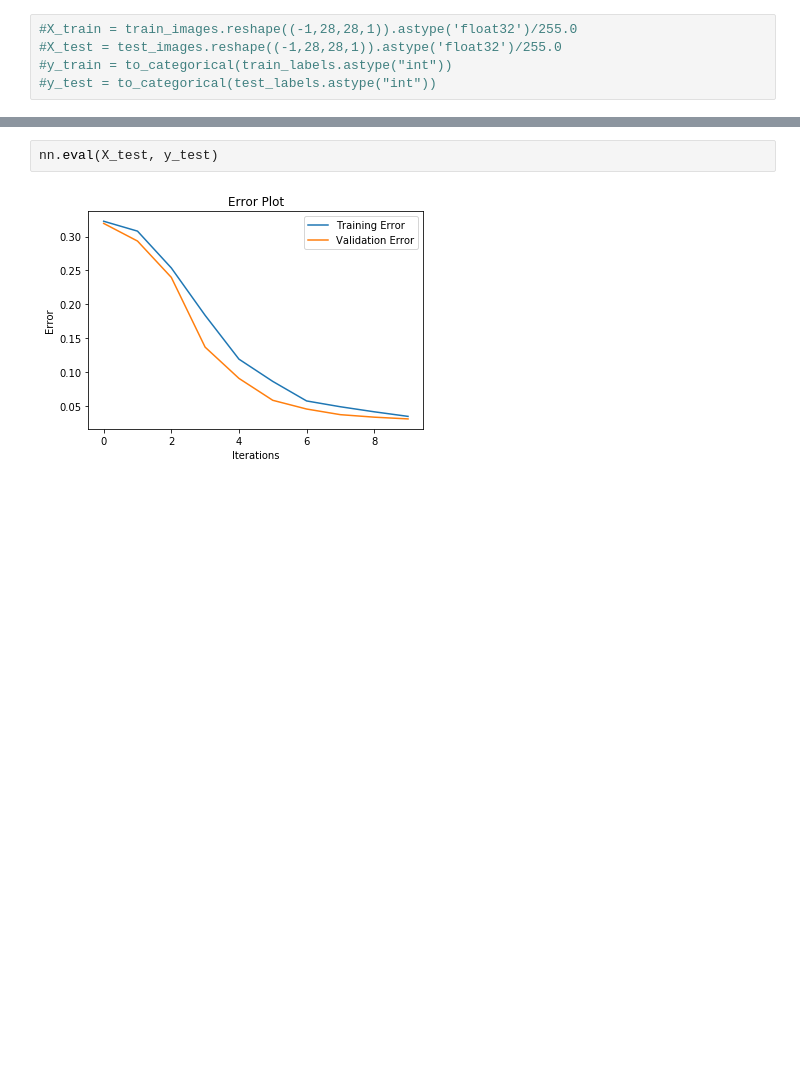
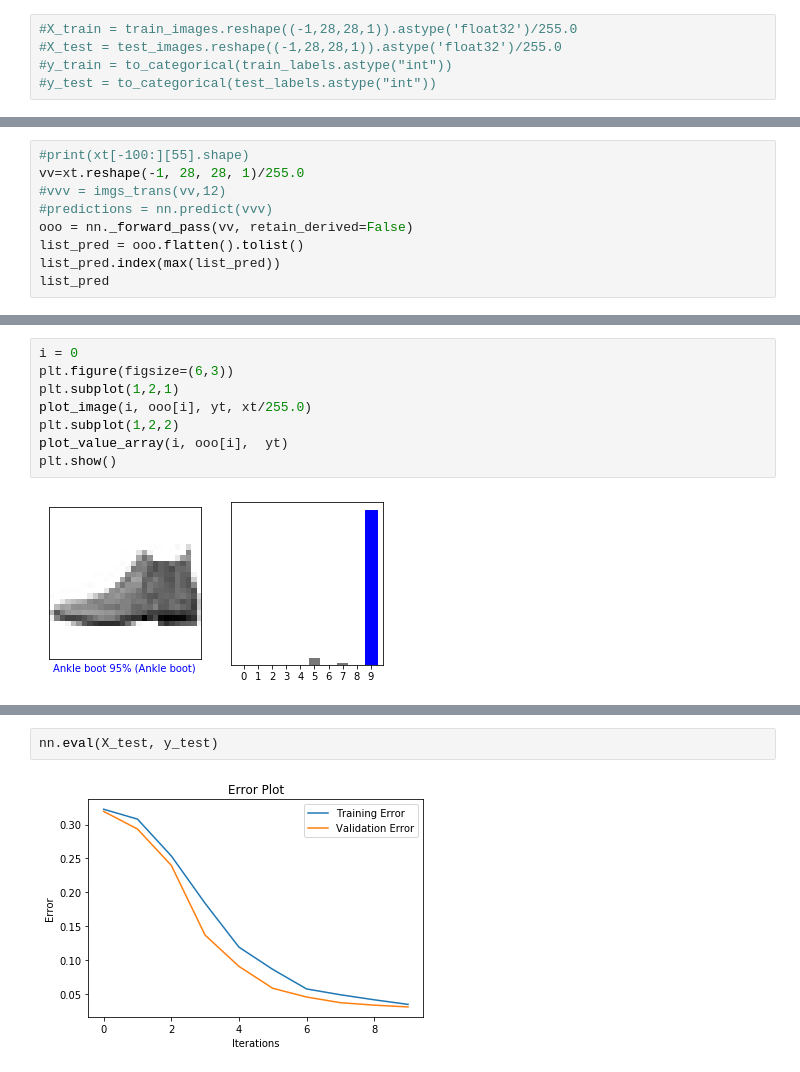
Before and after one commit to miguelmyers8/Metal, a Jupyter notebook: deprecated/examples/Untitled2.ipynb, the cells around one changed output, grey strips where cells are left out. Cells and saved outputs as stored; diff of their text form; blank space fills up the shorter version.

```diff
--- a/deprecated/examples/Untitled2.ipynb
+++ b/deprecated/examples/Untitled2.ipynb
@@ -214,0 +332,9 @@ output_height
+# %%
+#print(xt[-100:][55].shape)
+vv=xt.reshape(-1, 28, 28, 1)/255.0
+#vvv = imgs_trans(vv,12)
+#predictions = nn.predict(vvv)
+ooo = nn._forward_pass(vv, retain_derived=False)
+list_pred = ooo.flatten().tolist()
+list_pred.index(max(list_pred))
+list_pred
@@ -214,0 +359,10 @@ output_height
+# %%
+i = 0
+plt.figure(figsize=(6,3))
+plt.subplot(1,2,1)
+plot_image(i, ooo[i], yt, xt/255.0)
+plt.subplot(1,2,2)
+plot_value_array(i, ooo[i],  yt)
+plt.show()
+# %% [output]
+[figure, added]
```
Also changed, not shown: parts of 28 cells of this notebook, 11 other files.
